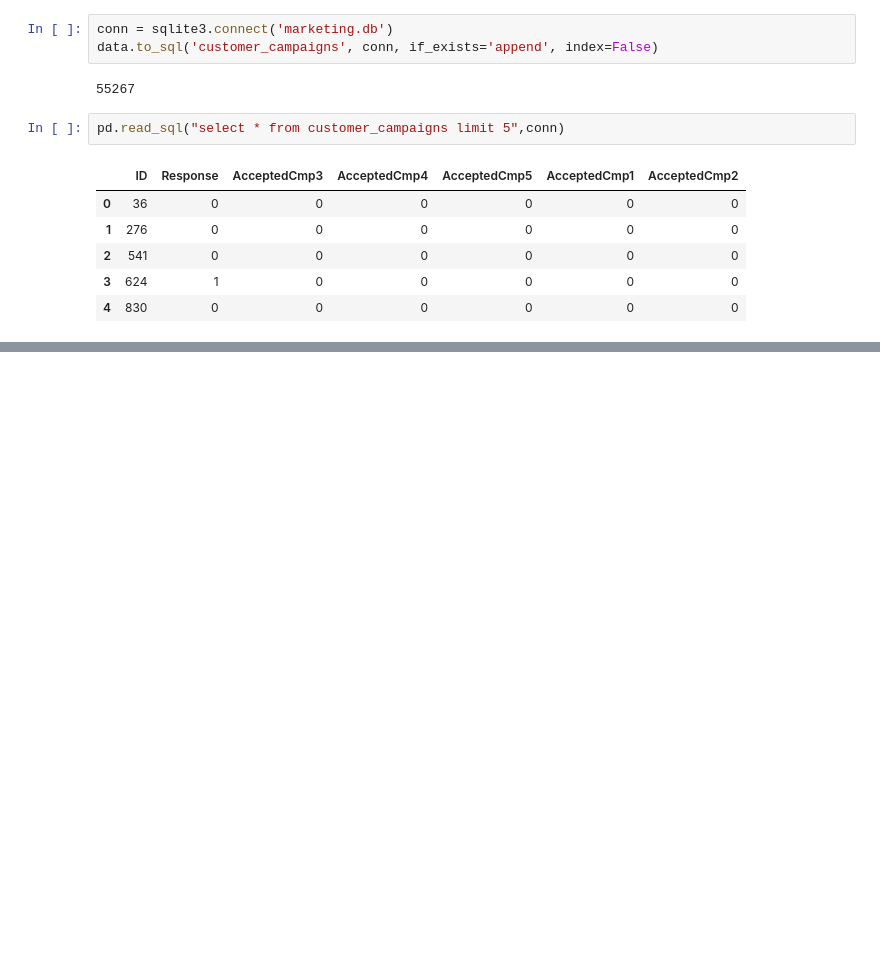
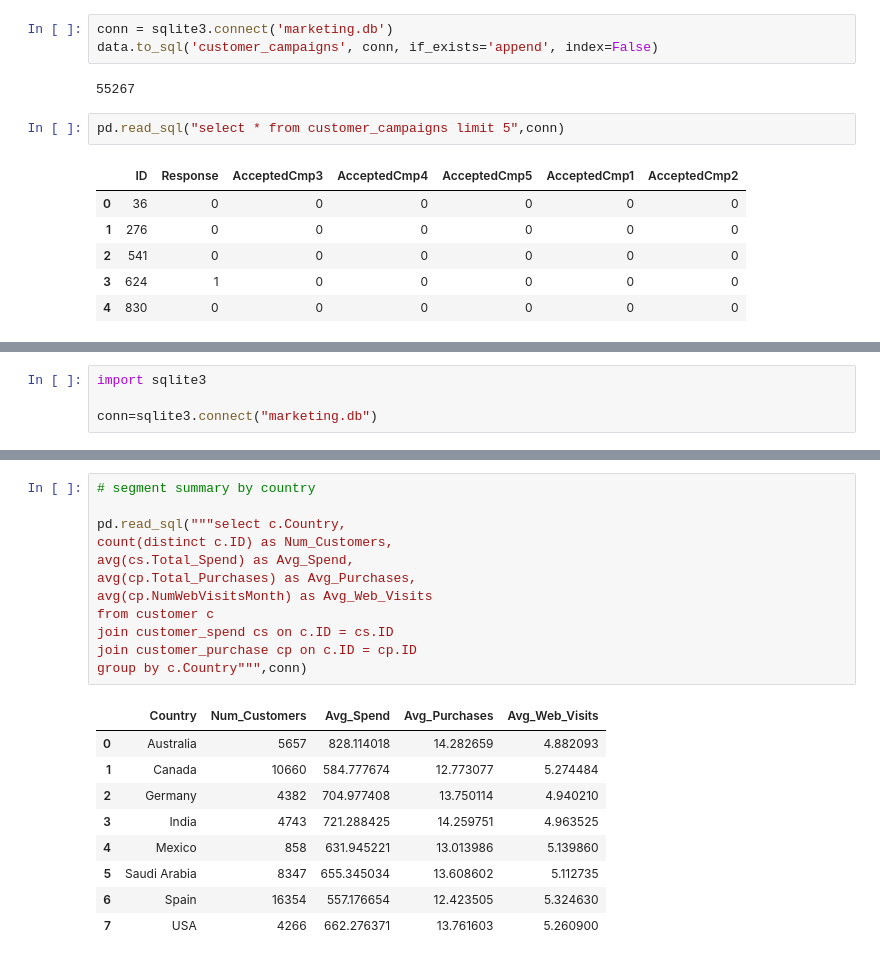
Before and after one commit to dharanigs-19/Mini-Project, a Jupyter notebook: Mini_Project_2.ipynb, the cells around one changed output, grey strips where cells are left out. Saved outputs shown, nothing was run; the diff lists cells and outputs as text; blank space fills up the shorter version.

```diff
--- a/Mini_Project_2.ipynb
+++ b/Mini_Project_2.ipynb
@@ -794,0 +802,4 @@ pd.read_sql("select * from customer_campaigns limit 5",conn)
+# %%
+import sqlite3
+
+conn=sqlite3.connect("marketing.db")
@@ -794,0 +865,22 @@ pd.read_sql("select * from customer_campaigns limit 5",conn)
+# %%
+# segment summary by country
+
+pd.read_sql("""select c.Country,
+count(distinct c.ID) as Num_Customers,
+avg(cs.Total_Spend) as Avg_Spend,
+avg(cp.Total_Purchases) as Avg_Purchases,
+avg(cp.NumWebVisitsMonth) as Avg_Web_Visits
+from customer c
+join customer_spend cs on c.ID = cs.ID
+join customer_purchase cp on c.ID = cp.ID
+group by c.Country""",conn)
+# %% [output]
+|  | Country | Num_Customers | Avg_Spend | Avg_Purchases | Avg_Web_Visits |
+| 0 | Australia | 5657 | 828.114018 | 14.282659 | 4.882093 |
+| 1 | Canada | 10660 | 584.777674 | 12.773077 | 5.274484 |
+| 2 | Germany | 4382 | 704.977408 | 13.750114 | 4.940210 |
+| 3 | India | 4743 | 721.288425 | 14.259751 | 4.963525 |
+| 4 | Mexico | 858 | 631.945221 | 13.013986 | 5.139860 |
+| 5 | Saudi Arabia | 8347 | 655.345034 | 13.608602 | 5.112735 |
+| 6 | Spain | 16354 | 557.176654 | 12.423505 | 5.324630 |
+| 7 | USA | 4266 | 662.276371 | 13.761603 | 5.260900 |
```
Also changed, not shown: parts of 8 cells of this notebook.
